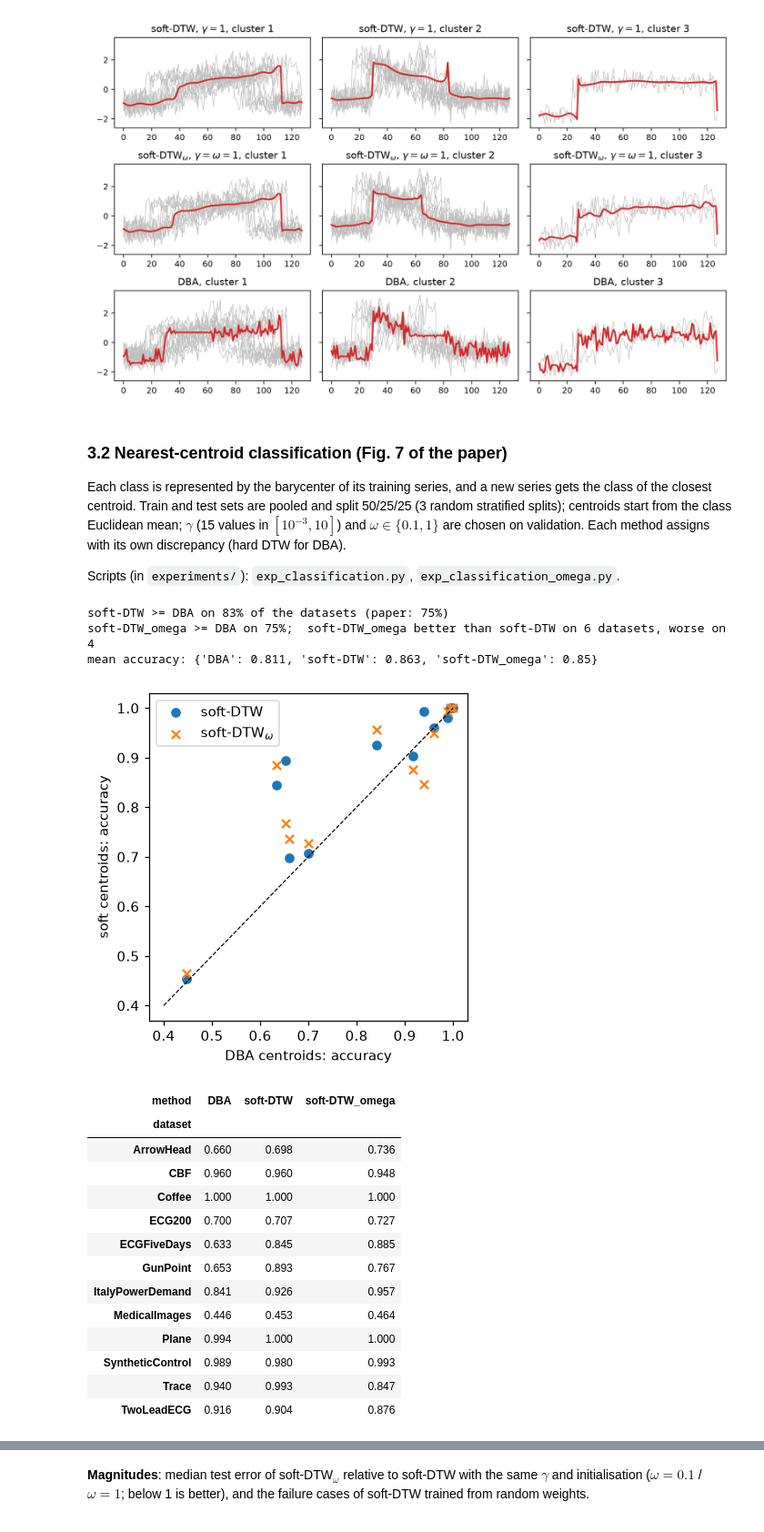
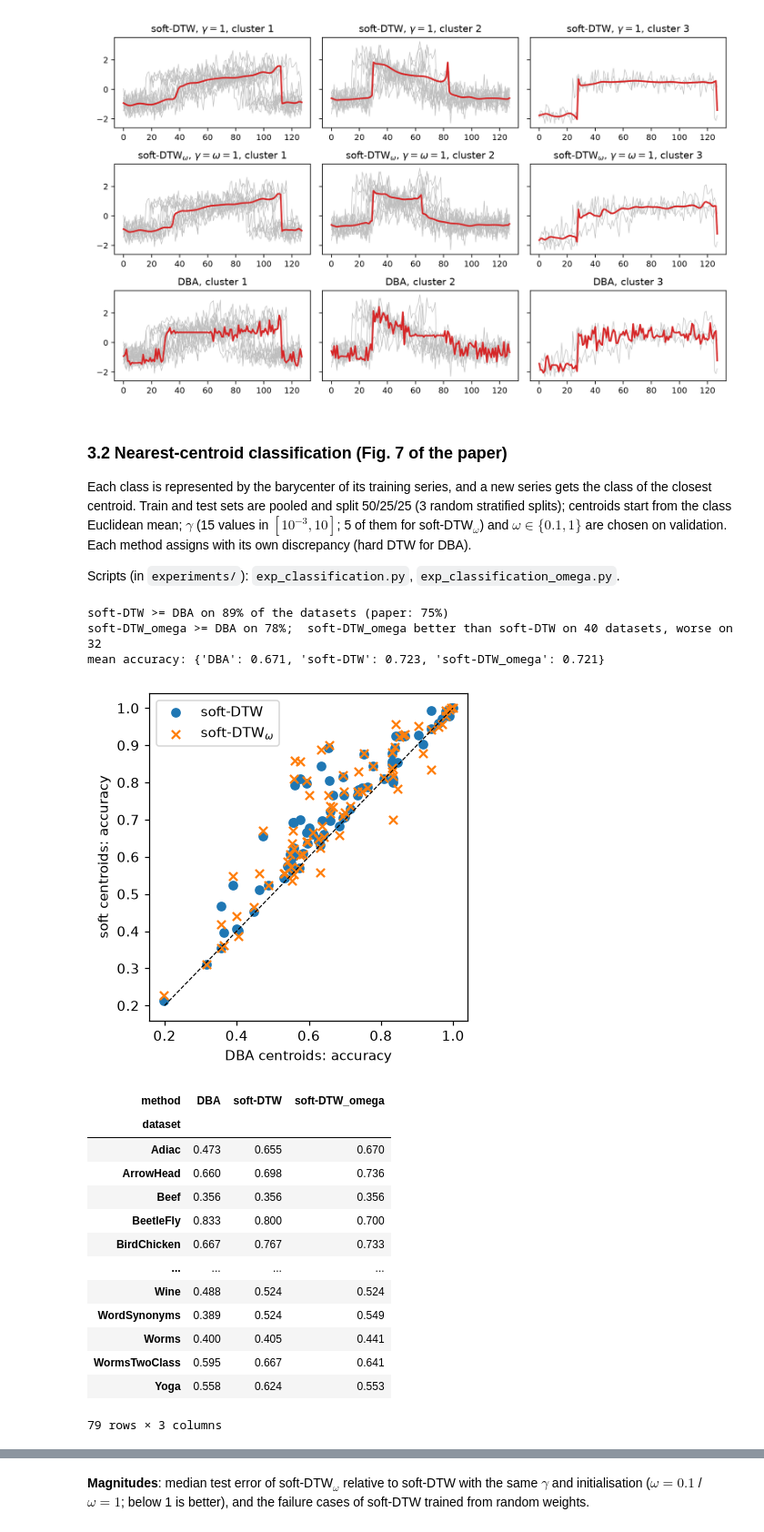
Before and after one commit to PabloAlmendralejo/MVA, a Jupyter notebook: Time Series/Final Project/notebook.ipynb, the cells around one changed output, grey strips where cells are left out. Shown at 91% size. Cells and saved outputs as stored; diff of their text form; code cells hidden in the pictures.

```diff
--- a/Time Series/Final Project/notebook.ipynb
+++ b/Time Series/Final Project/notebook.ipynb
@@ -372,43 +377,43 @@ for f in ["barycenters_ECG200.png", "interpolation_GunPoint.png", "kmeans_CBF.pn
 [figure]
 # %% [markdown]
 ### 3.2 Nearest-centroid classification (Fig. 7 of the paper)
-Each class is represented by the barycenter of its training series, and a new series gets the class of the closest centroid. Train and test sets are pooled and split 50/25/25 (3 random stratified splits); centroids start from the class Euclidean mean; $\gamma$ (15 values in $[10^{-3},10]$) and $\omega\in\{0.1,1\}$ are chosen on validation. Each method assigns with its own discrepancy (hard DTW for DBA).
+Each class is represented by the barycenter of its training series, and a new series gets the class of the closest centroid. Train and test sets are pooled and split 50/25/25 (3 random stratified splits); centroids start from the class Euclidean mean; $\gamma$ (15 values in $[10^{-3},10]$; 5 of them for soft-DTW$_\omega$) and $\omega\in\{0.1,1\}$ are chosen on validation. Each method assigns with its own discrepancy (hard DTW for DBA).
 
 Scripts (in `experiments/`): `exp_classification.py`, `exp_classification_omega.py`.
 # %%
-cl = pd.concat([pd.read_csv("results/classification.csv"), pd.read_csv("results/classification_omega.csv")])
+cl = pd.concat([pd.read_csv("results_full/classification.csv"), pd.read_csv("results_full/classification_omega.csv")])
 acc = (cl[cl.method.isin(["DBA", "soft-DTW", "soft-DTW_omega"])]
        .groupby(["dataset", "method"]).acc.mean().unstack())
 print(f"soft-DTW >= DBA on {100 * (acc['soft-DTW'] >= acc['DBA']).mean():.0f}% of the datasets (paper: 75%)")
 print(f"soft-DTW_omega >= DBA on {100 * (acc['soft-DTW_omega'] >= acc['DBA']).mean():.0f}%;  "
       f"soft-DTW_omega better than soft-DTW on {(acc['soft-DTW_omega'] > acc['soft-DTW']).sum()} datasets, "
       f"worse on {(acc['soft-DTW_omega'] < acc['soft-DTW']).sum()}")
 print("mean accuracy:", acc.mean().round(3).to_dict())
 
 fig, ax = plt.subplots(figsize=(4, 4))
 ax.scatter(acc["DBA"], acc["soft-DTW"], label="soft-DTW")
 ax.scatter(acc["DBA"], acc["soft-DTW_omega"], marker="x", label="soft-DTW$_\\omega$")
-ax.plot([0.4, 1], [0.4, 1], "k--", lw=0.8)
+ax.plot([0.2, 1], [0.2, 1], "k--", lw=0.8)
 ax.set_xlabel("DBA centroids: accuracy"); ax.set_ylabel("soft centroids: accuracy"); ax.legend()
 plt.tight_layout(); plt.show()
 acc.round(3)
 # %% [output]
-soft-DTW >= DBA on 83% of the datasets (paper: 75%)
-soft-DTW_omega >= DBA on 75%;  soft-DTW_omega better than soft-DTW on 6 datasets, worse on 4
-mean accuracy: {'DBA': 0.811, 'soft-DTW': 0.863, 'soft-DTW_omega': 0.85}
+soft-DTW >= DBA on 89% of the datasets (paper: 75%)
+soft-DTW_omega >= DBA on 78%;  soft-DTW_omega better than soft-DTW on 40 datasets, worse on 32
+mean accuracy: {'DBA': 0.671, 'soft-DTW': 0.723, 'soft-DTW_omega': 0.721}
-[figure, old version]
+[figure, new version]
 | method | DBA | soft-DTW | soft-DTW_omega |
 | dataset |  |  |  |
+| Adiac | 0.473 | 0.655 | 0.670 |
 | ArrowHead | 0.660 | 0.698 | 0.736 |
-| CBF | 0.960 | 0.960 | 0.948 |
-| Coffee | 1.000 | 1.000 | 1.000 |
-| ECG200 | 0.700 | 0.707 | 0.727 |
-| ECGFiveDays | 0.633 | 0.845 | 0.885 |
-| GunPoint | 0.653 | 0.893 | 0.767 |
-| ItalyPowerDemand | 0.841 | 0.926 | 0.957 |
-| MedicalImages | 0.446 | 0.453 | 0.464 |
-| Plane | 0.994 | 1.000 | 1.000 |
-| SyntheticControl | 0.989 | 0.980 | 0.993 |
-| Trace | 0.940 | 0.993 | 0.847 |
-| TwoLeadECG | 0.916 | 0.904 | 0.876 |
+| Beef | 0.356 | 0.356 | 0.356 |
+| BeetleFly | 0.833 | 0.800 | 0.700 |
+| BirdChicken | 0.667 | 0.767 | 0.733 |
+| ... | ... | ... | ... |
+| Wine | 0.488 | 0.524 | 0.524 |
+| WordSynonyms | 0.389 | 0.524 | 0.549 |
+| Worms | 0.400 | 0.405 | 0.441 |
+| WormsTwoClass | 0.595 | 0.667 | 0.641 |
+| Yoga | 0.558 | 0.624 | 0.553 |
+79 rows × 3 columns
 # %% [markdown]
```
Also changed, not shown: parts of 15 cells of this notebook, 1 other file.
